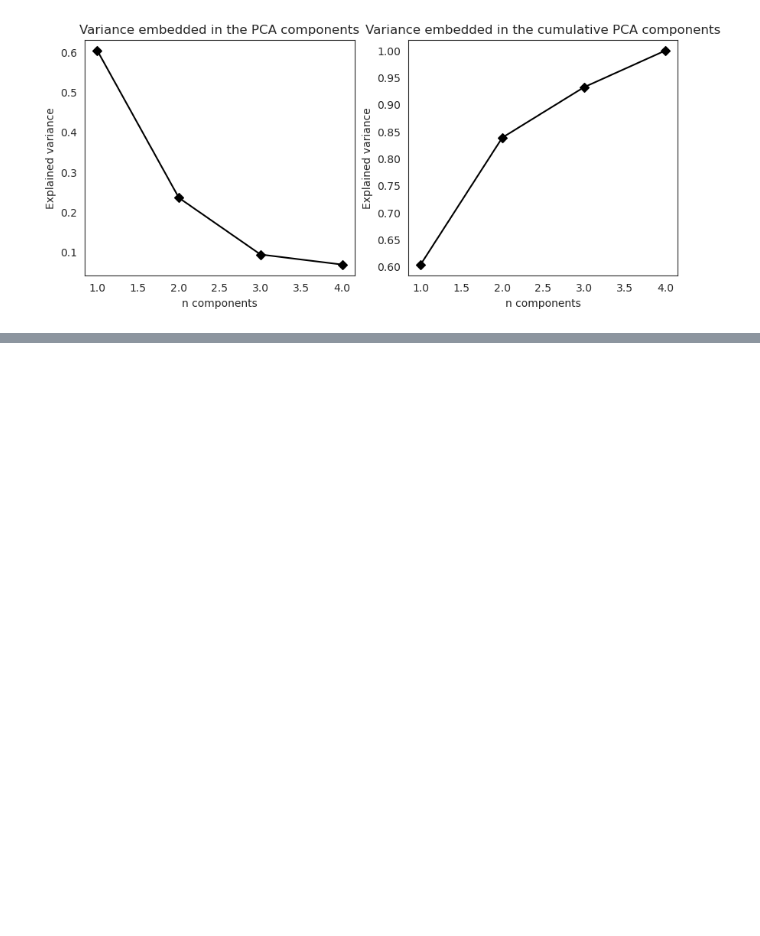
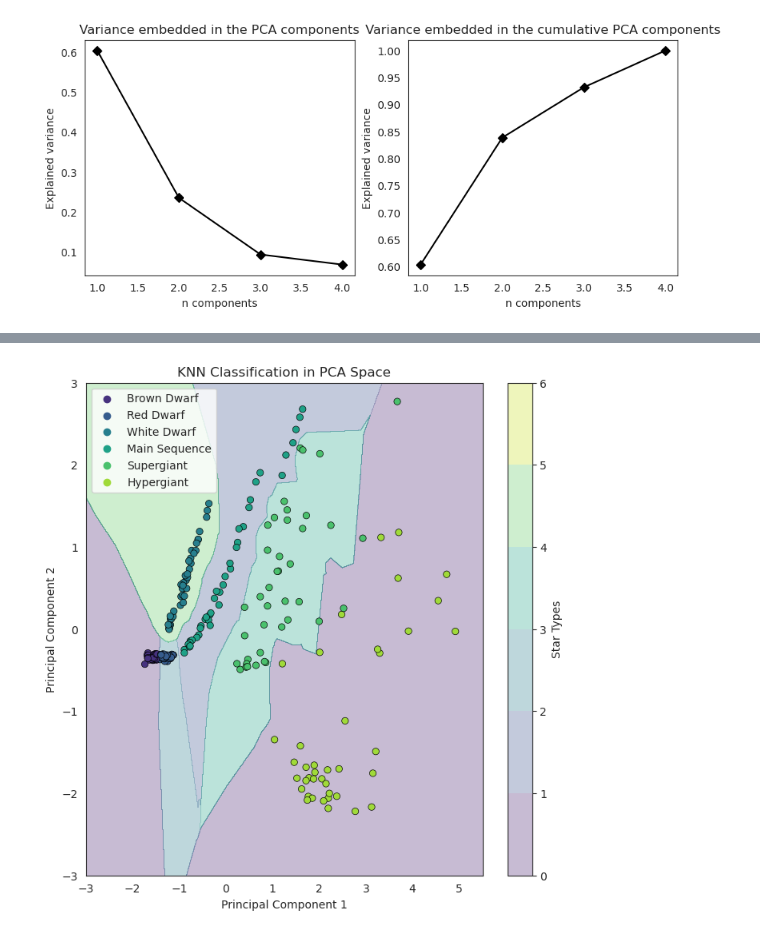
Before and after one commit to SimoneArienti/astrostatistics_bicocca_2024, a Jupyter notebook: working/Ex 13 HR Diagram.ipynb, the cells around one changed output, grey strips where cells are left out. Saved outputs shown, nothing was run; the diff lists cells and outputs as text; code cells hidden in the pictures; blank space fills up the shorter version.

```diff
--- a/working/Ex 13 HR Diagram.ipynb
+++ b/working/Ex 13 HR Diagram.ipynb
@@ -241,0 +373,23 @@ Next time ;)
+# %%
+# Decision boundary
+xlim = (-3, 5.5)
+ylim = (-3, 3)
+
+xx, yy = np.meshgrid(np.linspace(xlim[0], xlim[1], 1001),
+                     np.linspace(ylim[0], ylim[1], 1001))
+
+Xgrid = np.c_[xx.ravel(), yy.ravel()]
+Z = knn_pca.predict(Xgrid).reshape(xx.shape)
+
+# Plotting decision boundaries and data points
+fig = plt.figure(figsize=(8, 8))
+plt.contourf(xx, yy, Z, alpha=0.3, levels=np.arange(0, 7), cmap='viridis')
+
+sns.scatterplot(x=features_transf_scaled[:, 0], y=features_transf_scaled[:, 1], hue=labels, palette="viridis", edgecolor="k")
+plt.xlabel('Principal Component 1')
+plt.ylabel('Principal Component 2')
+plt.title('KNN Classification in PCA Space')
+plt.colorbar(label="Star Types")
+plt.show()
+# %% [output]
+[figure, added]
```
Also changed, not shown: parts of 20 cells of this notebook.
